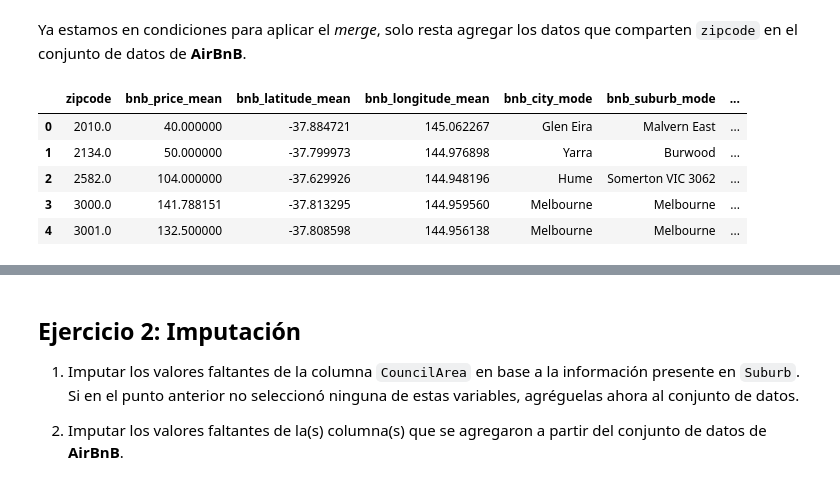
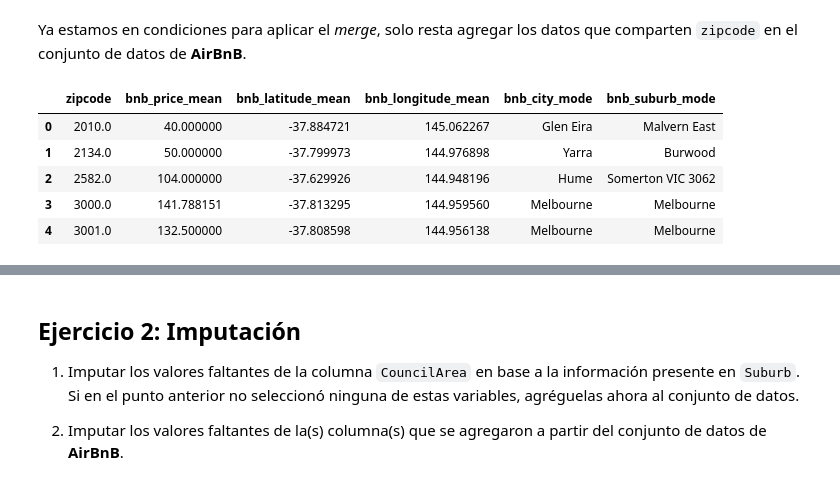
Before and after one commit to mgobbi289/DiploDatos, a Jupyter notebook: AnalisisyCuracion/Entregable_Parte_1.ipynb, the cells around one changed output, grey strips where cells are left out. Cells and saved outputs as stored; diff of their text form; code cells hidden in the pictures.

```diff
--- a/AnalisisyCuracion/Entregable_Parte_1.ipynb
+++ b/AnalisisyCuracion/Entregable_Parte_1.ipynb
@@ -660,3 +690,5 @@ Por lo tanto, serán descartadas para continuar el análisis.
+# %%
+bnb_df = bnb_df.drop(['neighborhood'], axis=1)
 # %% [markdown]
 #### Resumen de la Curación
 
@@ -698,7 +730,7 @@ Records in Airbnb df with corresponding code from Melbourne df: 0.93055801594331
 # %% [markdown]
 Ya estamos en condiciones para aplicar el *merge*, solo resta agregar los datos que comparten `zipcode` en el conjunto de datos de **AirBnB**.
 # %%
-relevant_cols = ['zipcode', 'price', 'latitude', 'longitude', 'city', 'suburb', 'neighborhood']
+relevant_cols = ['zipcode', 'price', 'latitude', 'longitude', 'city', 'suburb']
 # %%
 def agg_mode(series):
     """
@@ -714,21 +746,20 @@ def agg_mode(series):
 # %%
 bnb_by_zipcode = bnb_df[relevant_cols].groupby('zipcode')\
     .agg(bnb_price_mean=('price', 'mean'),
          bnb_latitude_mean=('latitude', 'mean'),
          bnb_longitude_mean=('longitude', 'mean'),
          bnb_city_mode=('city', agg_mode),
-         bnb_suburb_mode=('suburb', agg_mode),
-         bnb_neighborhood_mode=('neighborhood', agg_mode))\
+         bnb_suburb_mode=('suburb', agg_mode))\
     .reset_index()
 
 bnb_by_zipcode.head(5)
 # %% [output]
-|  | zipcode | bnb_price_mean | bnb_latitude_mean | bnb_longitude_mean | bnb_city_mode | bnb_suburb_mode | ... |
-| 0 | 2010.0 | 40.000000 | -37.884721 | 145.062267 | Glen Eira | Malvern East | ... |
-| 1 | 2134.0 | 50.000000 | -37.799973 | 144.976898 | Yarra | Burwood | ... |
-| 2 | 2582.0 | 104.000000 | -37.629926 | 144.948196 | Hume | Somerton VIC 3062 | ... |
-| 3 | 3000.0 | 141.788151 | -37.813295 | 144.959560 | Melbourne | Melbourne | ... |
-| 4 | 3001.0 | 132.500000 | -37.808598 | 144.956138 | Melbourne | Melbourne | ... |
+|  | zipcode | bnb_price_mean | bnb_latitude_mean | bnb_longitude_mean | bnb_city_mode | bnb_suburb_mode |
+| 0 | 2010.0 | 40.000000 | -37.884721 | 145.062267 | Glen Eira | Malvern East |
+| 1 | 2134.0 | 50.000000 | -37.799973 | 144.976898 | Yarra | Burwood |
+| 2 | 2582.0 | 104.000000 | -37.629926 | 144.948196 | Hume | Somerton VIC 3062 |
+| 3 | 3000.0 | 141.788151 | -37.813295 | 144.959560 | Melbourne | Melbourne |
+| 4 | 3001.0 | 132.500000 | -37.808598 | 144.956138 | Melbourne | Melbourne |
 # %%
 merged_df = df.merge(bnb_by_zipcode, how='left', left_on='Postcode', right_on='zipcode')
 
```
Also changed, not shown: parts of 37 cells of this notebook, 1 other file.
